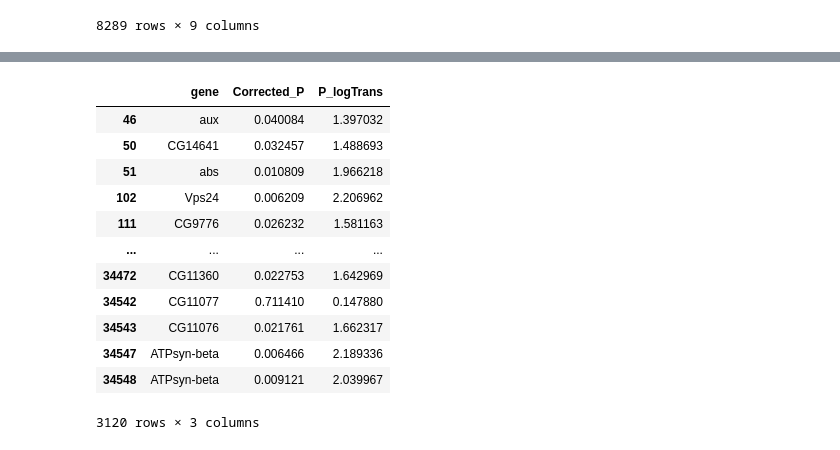
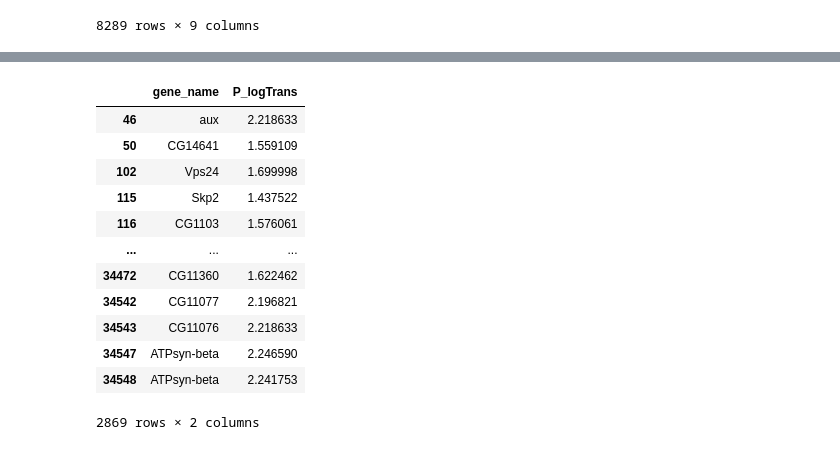
Before and after one commit to Andymao1998/qbb2021-answers, a Jupyter notebook: week9_hw/Week9_HW.ipynb, the cells around one changed output, grey strips where cells are left out. Cells and saved outputs as stored; diff of their text form; code cells hidden in the pictures.

```diff
--- a/week9_hw/Week9_HW.ipynb
+++ b/week9_hw/Week9_HW.ipynb
@@ -76,0 +53,6 @@ np.log2(FPKM_filter.iloc[:, 3:-1] + 1)
+# %%
+for i in ['male_10', 'male_11', 'male_12', 'male_13',
+       'male_14A', 'male_14B', 'male_14C', 'male_14D', 'female_10',
+       'female_11', 'female_12', 'female_13', 'female_14A', 'female_14B',
+       'female_14C', 'female_14D'] :
+    FPKM_filter[i] = np.log2(FPKM_filter[i] + 1)
@@ -303,30 +311,31 @@ gene_M
 # %%
 pvalues_female = []
 X = np.array(female_FPKM.columns, int).reshape(-1,1)
 X = sm.add_constant(X)
 for i in range(0, 8289):
     Y = np.array(female_FPKM.iloc[i])
     model = sm.OLS(Y, X).fit()
     pvalues_female.append(model.pvalues)
 pvalues_F = []
 for i in range(0, len(pvalues_female)):
     pvalues_F.append(pvalues_female[i][0])
 corrected_F = list(ss.multitest.fdrcorrection(np.array(pvalues_F))[1])
 female_FPKM["corrected P"] = corrected_F
-gene_F = FPKM_filter[female_FPKM["corrected P"] < 0.05][["gene", "Corrected_P"]]
-gene_F["P_logTrans"] = -np.log10(gene_F["Corrected_P"])
+female_FPKM
+gene_F = FPKM_filter[female_FPKM["corrected P"] < 0.05][["gene_name"]]
+gene_F["P_logTrans"] = -np.log10(female_FPKM[female_FPKM["corrected P"] < 0.05]["corrected P"])
 gene_F
 # %% [output]
-|  | gene | Corrected_P | P_logTrans |
-| 46 | aux | 0.040084 | 1.397032 |
-| 50 | CG14641 | 0.032457 | 1.488693 |
-| 51 | abs | 0.010809 | 1.966218 |
-| 102 | Vps24 | 0.006209 | 2.206962 |
-| 111 | CG9776 | 0.026232 | 1.581163 |
-| ... | ... | ... | ... |
-| 34472 | CG11360 | 0.022753 | 1.642969 |
-| 34542 | CG11077 | 0.711410 | 0.147880 |
-| 34543 | CG11076 | 0.021761 | 1.662317 |
-| 34547 | ATPsyn-beta | 0.006466 | 2.189336 |
-| 34548 | ATPsyn-beta | 0.009121 | 2.039967 |
+|  | gene_name | P_logTrans |
+| 46 | aux | 2.218633 |
+| 50 | CG14641 | 1.559109 |
+| 102 | Vps24 | 1.699998 |
+| 115 | Skp2 | 1.437522 |
+| 116 | CG1103 | 1.576061 |
+| ... | ... | ... |
+| 34472 | CG11360 | 1.622462 |
+| 34542 | CG11077 | 2.196821 |
+| 34543 | CG11076 | 2.218633 |
+| 34547 | ATPsyn-beta | 2.246590 |
+| 34548 | ATPsyn-beta | 2.241753 |
-3120 rows × 3 columns
+2869 rows × 2 columns
```
Also changed, not shown: parts of 11 cells of this notebook.
